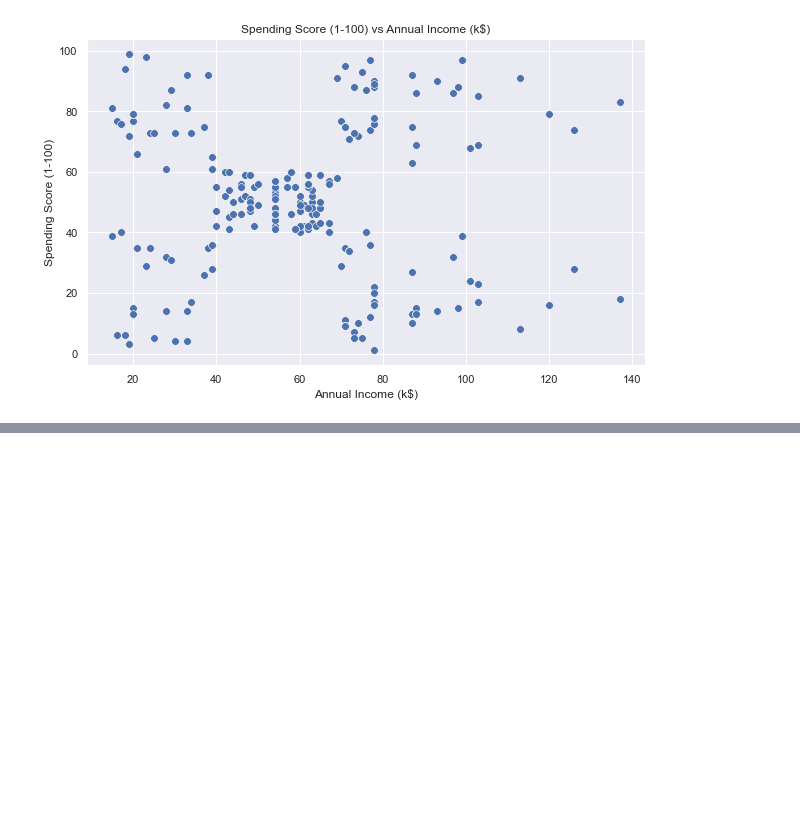
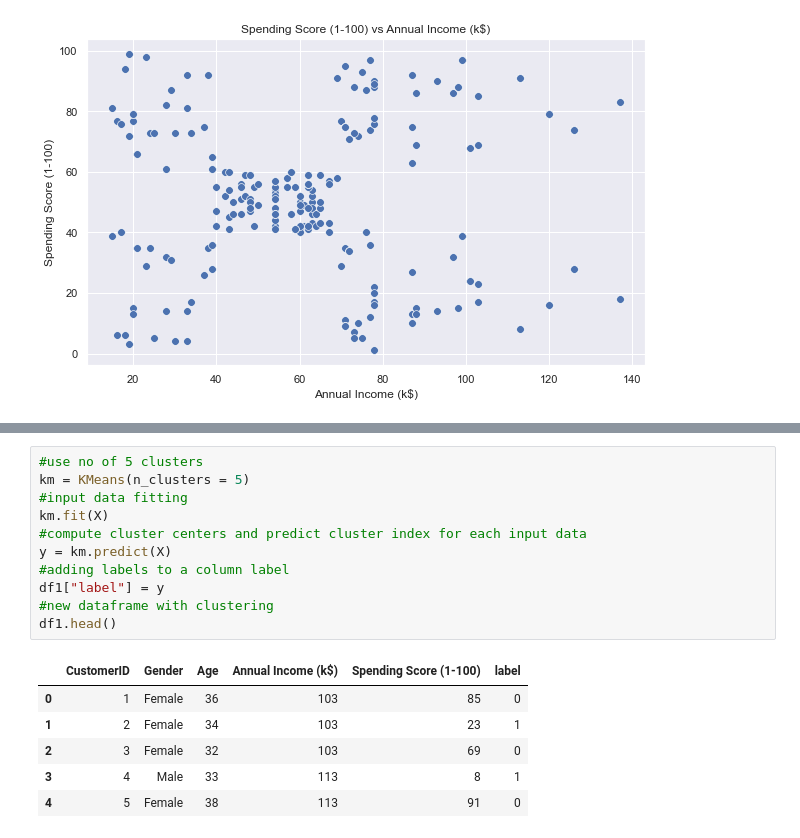
Before and after one commit to raveena69/ML-Assignment-2-G69, a Jupyter notebook: Python Code/Implemenation in Python.ipynb, the cells around one changed output, grey strips where cells are left out. Drawn from its saved outputs; the diff is of its cells as text; blank space fills up the shorter version.

```diff
--- a/Python Code/Implemenation in Python.ipynb
+++ b/Python Code/Implemenation in Python.ipynb
@@ -90,0 +115,18 @@ plt.show()
+# %%
+#use no of 5 clusters
+km = KMeans(n_clusters = 5)
+#input data fitting
+km.fit(X)
+#compute cluster centers and predict cluster index for each input data
+y = km.predict(X)
+#adding labels to a column label
+df1["label"] = y
+#new dataframe with clustering
+df1.head()
+# %% [output]
+|  | CustomerID | Gender | Age | Annual Income (k$) | Spending Score (1-100) | label |
+| 0 | 1 | Female | 36 | 103 | 85 | 0 |
+| 1 | 2 | Female | 34 | 103 | 23 | 1 |
+| 2 | 3 | Female | 32 | 103 | 69 | 0 |
+| 3 | 4 | Male | 33 | 113 | 8 | 1 |
+| 4 | 5 | Female | 38 | 113 | 91 | 0 |
```
Also changed, not shown: parts of 4 cells of this notebook.
